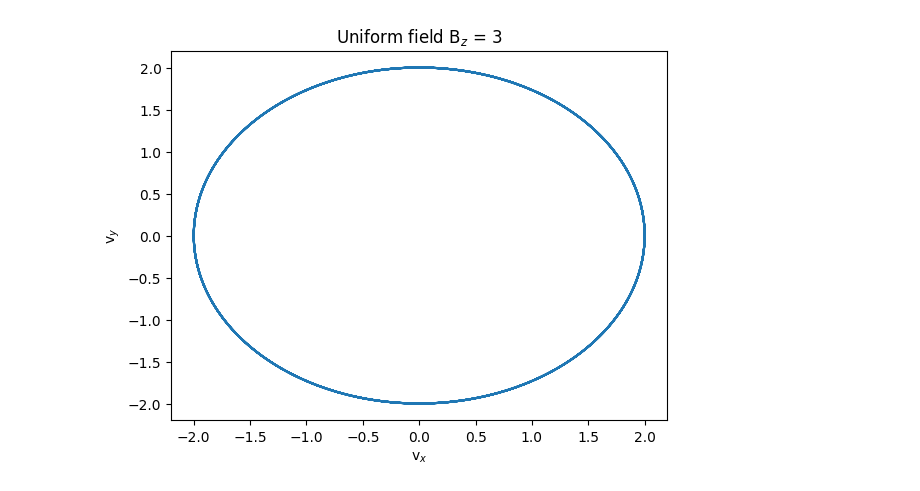
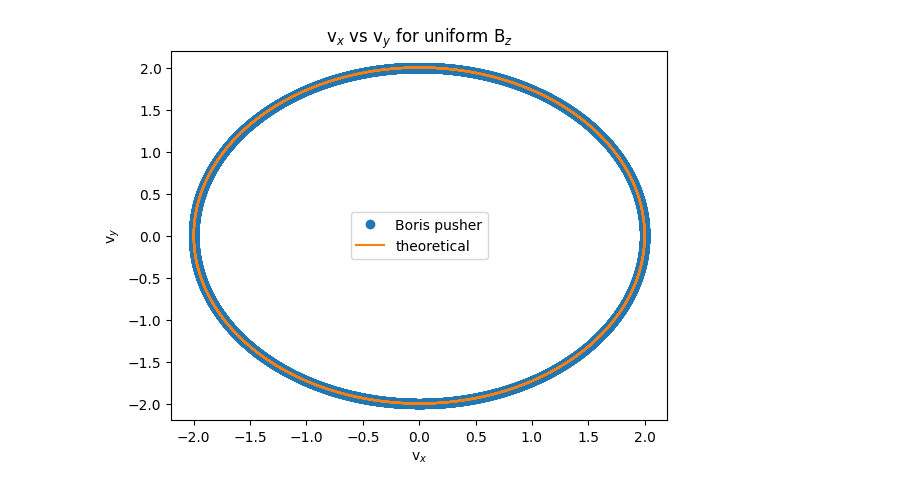
Before and after one commit to olwenrering/IRT, a Jupyter notebook: test_boris_plot.ipynb, the cells around one changed output. Saved outputs shown, nothing was run; the diff lists cells and outputs as text; code cells hidden in the pictures.

Commit message:
added analytical solution

```diff
--- a/test_boris_plot.ipynb
+++ b/test_boris_plot.ipynb
@@ -1,22 +1,41 @@
 # %%
 import numpy as np
 import h5py
 import matplotlib.pyplot as plt
 #%matplotlib widget
 
 
 uniform_bz = h5py.File("uniform_bz.h5")
 
 x  = uniform_bz["x"][:]
 vx = uniform_bz["vx"][:]
 vy = uniform_bz["vy"][:]
 vz = uniform_bz["vz"][:]
 
+# Analytical solution
+
+q = 1.0
+m = 1.0
+Bz = 3.0
+Omega_c = q*Bz/m # cyclotron frequency
+x_0 = 5.05
+vx_0 = 0.0
+vy_0 = 2.0
+vz_0 = 0.0
+t = np.arange(0, 4*np.pi, 0.001)
+vx_ana = vy_0*np.sin(Omega_c*t)
+vy_ana = vy_0*np.cos(Omega_c*t)
+vz_ana = 0.0
+r_L = vy_0/Omega_c # Larmor radius
+x_ana = x_0 + r_L*(1 - np.cos(Omega_c*t))
+
 plt.figure()
-plt.plot(vx, vy)
+plt.plot(vx, vy, 'o', label='Boris pusher')
+plt.plot(vx_ana, vy_ana, label='theoretical')
 plt.xlabel(r'v$_x$')
 plt.ylabel(r'v$_y$')
-plt.title(r'B$_z$ = 3')
+plt.title(r'v$_x$ vs v$_y$ for uniform B$_z$')
+plt.legend()
 plt.show()
 # %% [output]
-[figure, old version]
+[figure, new version]
```
Also changed, not shown: parts of 3 cells of this notebook.
